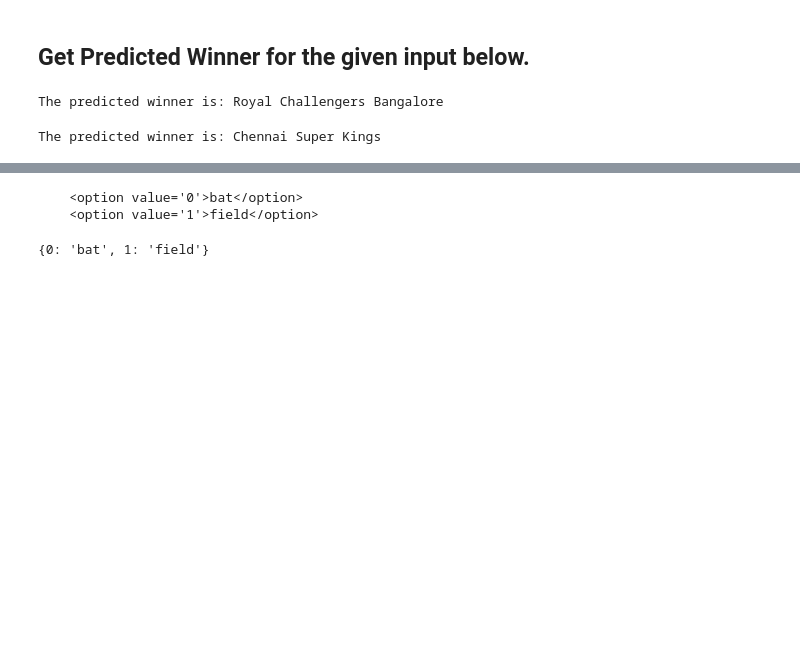
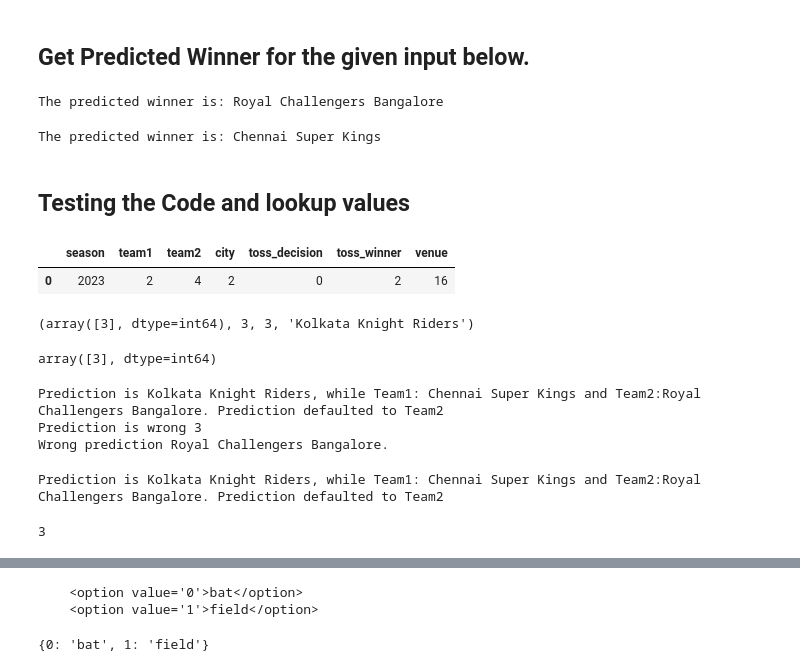
Before and after one commit to abhinava-saha/ipl-app, a Jupyter notebook: notebook/IPL-Prediction Model_Pickle_ver_2023.ipynb, the cells around one changed output, grey strips where cells are left out. Drawn from its saved outputs; the diff is of its cells as text; code cells hidden in the pictures; blank space fills up the shorter version.

Commit message:
code updated to handle error of wrong prediction

```diff
--- a/notebook/IPL-Prediction Model_Pickle_ver_2023.ipynb
+++ b/notebook/IPL-Prediction Model_Pickle_ver_2023.ipynb
@@ -475,3 +475,51 @@ print("The predicted winner is:", winner)
 The predicted winner is: Chennai Super Kings
 # %%
 pickle.dump(best_grid, open('iplmodel.pkl', 'wb'))
+# %% [markdown]
+## Testing the Code and lookup values
+# %%
+teamname = {1: 'Mumbai Indians', 2: 'Chennai Super Kings', 3: 'Kolkata Knight Riders', 4: 'Royal Challengers Bangalore',
+                        5: 'Punjab Kings', 6: 'Rajasthan Royals', 7: 'Sunrisers Hyderabad', 8: 'Delhi Capitals', 9: 'Gujarat Titans', 10: 'Lucknow Super Giants'}
+
+col=["season", "team1", "team2", "city", "toss_decision", "toss_winner", "venue"]
+# %%
+input_val = [2023, 2, 4, 2, 0, 2, 16]
+
+pred_df = pd.DataFrame(data=np.array(input_val).reshape(1,-1), columns=col)
+pred_df.head()
+# %% [output]
+|  | season | team1 | team2 | city | toss_decision | toss_winner | venue |
+| 0 | 2023 | 2 | 4 | 2 | 0 | 2 | 16 |
+# %%
+preds_result = best_grid.predict(np.array(pred_df))
+preds_result, preds_result[0], int(preds_result), teamname[preds[0]]
+# %% [output]
+(array([3], dtype=int64), 3, 3, 'Kolkata Knight Riders')
+# %%
+preds
+# %% [output]
+array([3], dtype=int64)
+# %%
+if (preds_result[0] == int(pred_df['team1'][0])) or (preds_result[0] == int(pred_df['team2'][0] )):
+                preds_name = teamname[preds_result[0]]
+                print(f"Correct prediction {preds_name}")
+
+else:
+                print(f"Prediction is {teamname[preds_result[0]]}, while Team1: {teamname[pred_df['team1'][0]]} and Team2:{teamname[pred_df['team2'][0]]}. Prediction defaulted to Team2")
+                print(f"Prediction is wrong {preds_result[0]}")
+                preds_m = int(pred_df['team2'][0] )
+                preds_name = teamname[preds_m] + '.'
+                print(f"Wrong prediction {preds_name}")
+# %% [output]
+Prediction is Kolkata Knight Riders, while Team1: Chennai Super Kings and Team2:Royal Challengers Bangalore. Prediction defaulted to Team2
+Prediction is wrong 3
+Wrong prediction Royal Challengers Bangalore.
+# %%
+teamname[preds[0]]
+print( f"Prediction is {teamname[preds[0]]}, while Team1: {teamname[pred_df['team1'][0]]} and Team2:{teamname[pred_df['team2'][0]]}. Prediction defaulted to Team2")
+# %% [output]
+Prediction is Kolkata Knight Riders, while Team1: Chennai Super Kings and Team2:Royal Challengers Bangalore. Prediction defaulted to Team2
+# %%
+int(preds)
+# %% [output]
+3
```
Also changed, not shown: parts of 4 cells of this notebook, 8 other files.
